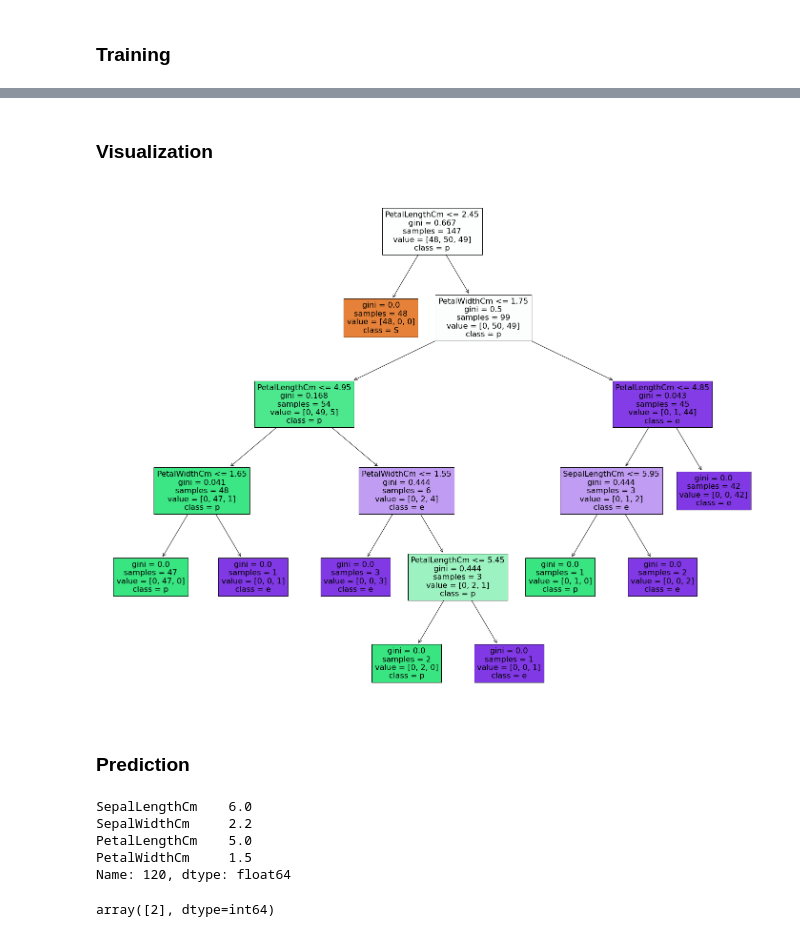
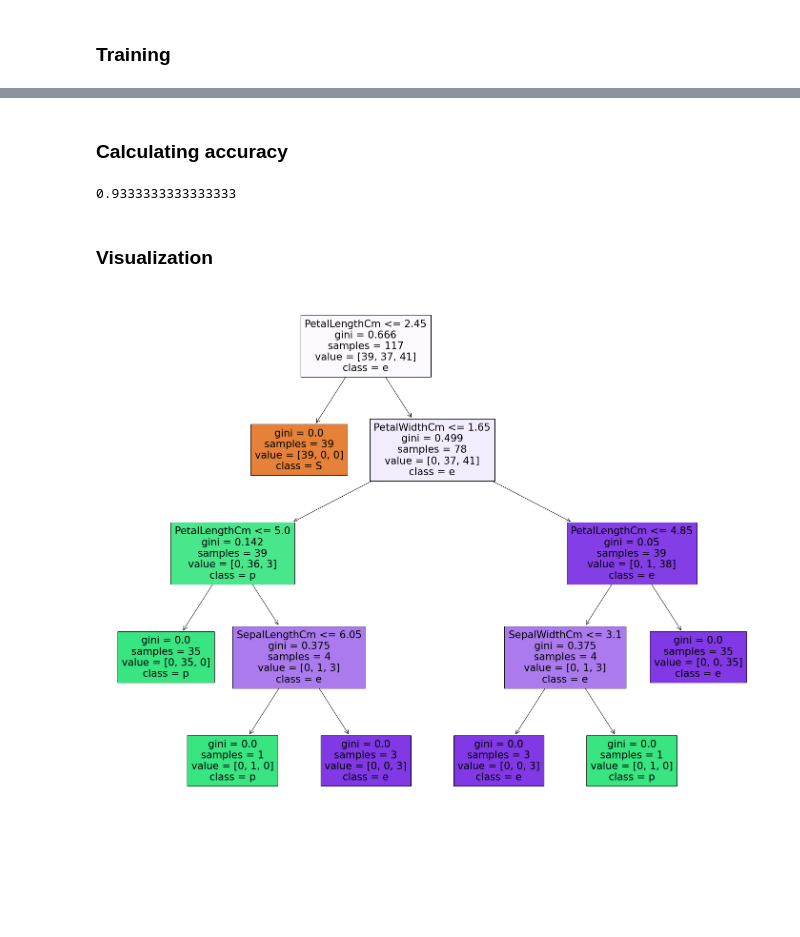
Before and after one commit to madnesso/TSFGRIPTasks, a Jupyter notebook: notebooks/Prediction using Decision Tree.ipynb, the cells around one changed output, grey strips where cells are left out. Drawn from its saved outputs; the diff is of its cells as text; code cells hidden in the pictures; blank space fills up the shorter version.

```diff
--- a/notebooks/Prediction using Decision Tree.ipynb
+++ b/notebooks/Prediction using Decision Tree.ipynb
@@ -35,0 +29,9 @@ DecisionTreeClassifier()
+# %%
+from sklearn.model_selection import train_test_split
+
+X = df.drop(columns='Species')
+y = df['Species']
+X_train, X_test, y_train, y_test = train_test_split(X, y, test_size=0.2, random_state=1)
+classifier = tree.DecisionTreeClassifier()
+classifier.fit(X_train, y_train)
+print("Training Complete.")
@@ -36,14 +63,20 @@ DecisionTreeClassifier()
+# %% [markdown]
+### Calculating accuracy
+# %%
+from sklearn.metrics import f1_score
+
+f1_score(y_test, y_pred, average='weighted')
+# %% [output]
+0.9333333333333333
 # %% [markdown]
 ### Visualization
 # %%
 import matplotlib.pyplot as plt
 
 fig = plt.figure(figsize=(25, 20))
-_ = tree.plot_tree(classifer,
+_ = tree.plot_tree(classifier,
                    feature_names=list(df.columns),
                    class_names=df['Species'].name,
                    filled=True)
 # %% [output]
-[figure, old version]
+[figure, new version]
-# %% [markdown]
-### Prediction
@@ -52,12 +82,0 @@ X_test = X.loc[120]
-# %%
-X_test
-# %% [output]
-SepalLengthCm    6.0
-SepalWidthCm     2.2
-PetalLengthCm    5.0
-PetalWidthCm     1.5
-Name: 120, dtype: float64
-# %%
-classifer.predict(np.array(X_test).reshape(1, -1))
-# %% [output]
-array([2], dtype=int64)
```
Also changed, not shown: parts of 5 cells of this notebook.
